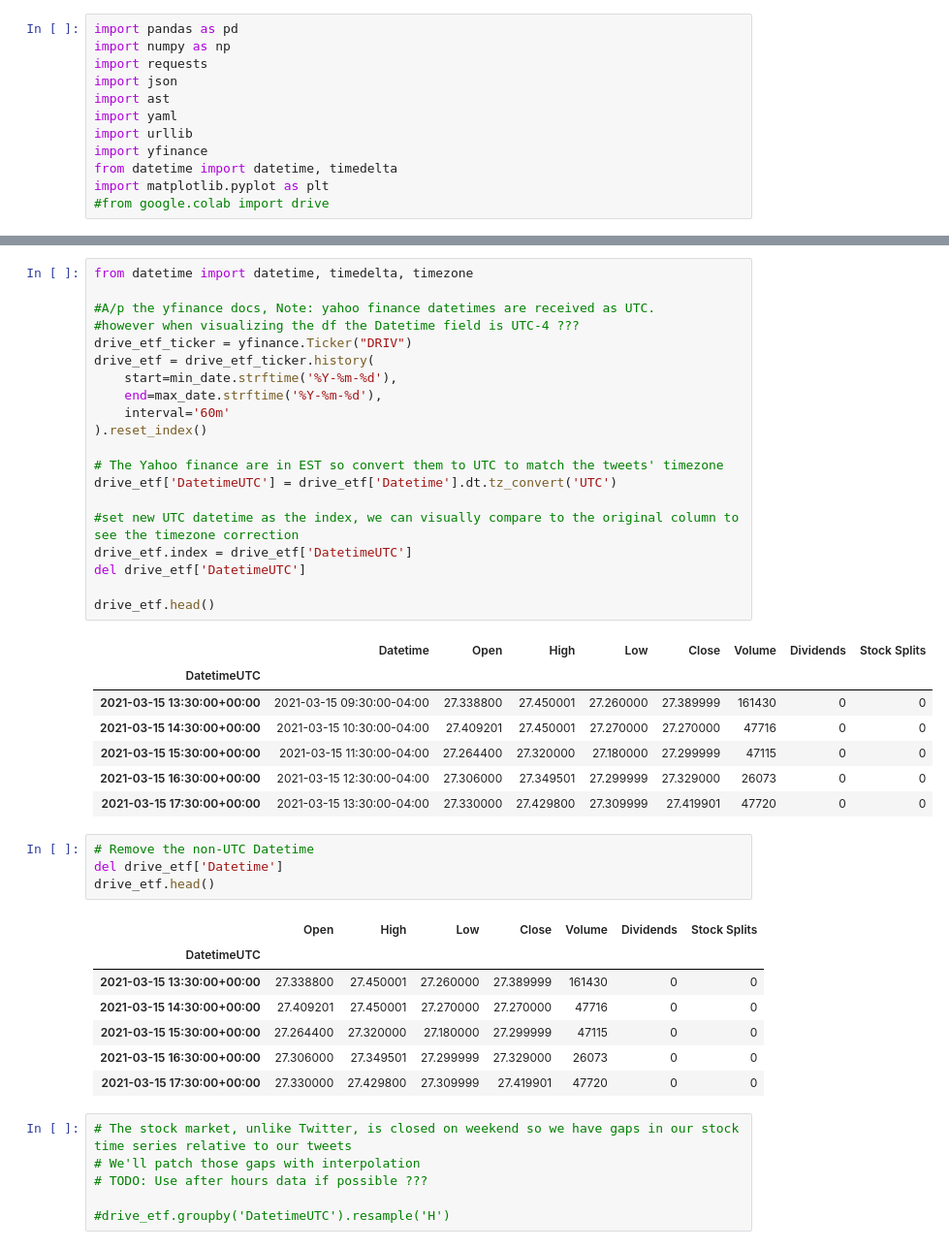
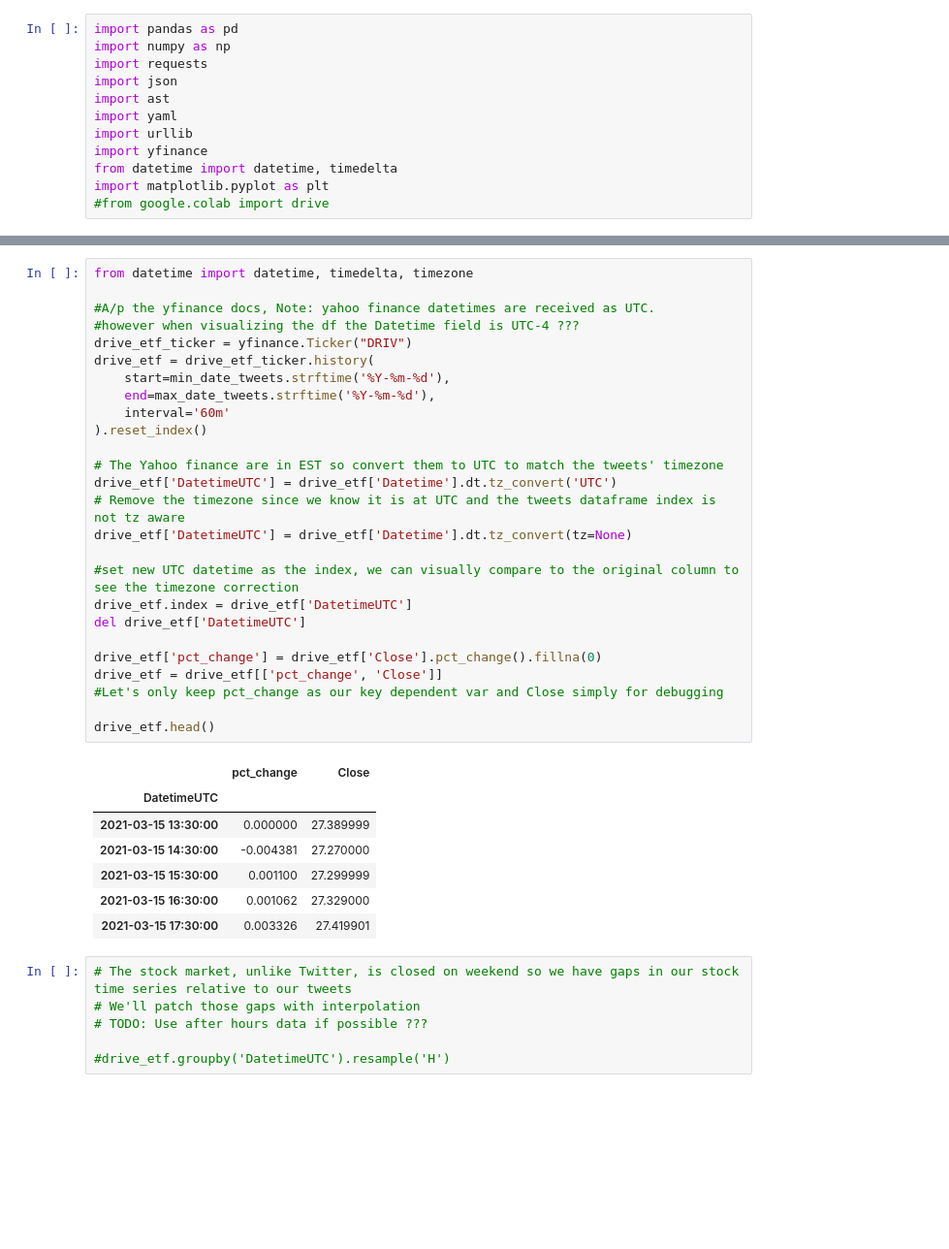
Before and after one commit to ml-group8/assignment, a Jupyter notebook: Stock_Price_Prediction_with_Sentiment_Analysis_Compare_Sentiment_and_Stock_Value.ipynb, the cells around one changed output, grey strips where cells are left out. Shown at 97% size. Saved outputs shown, nothing was run; the diff lists cells and outputs as text; blank space fills up the shorter version.

```diff
--- a/Stock_Price_Prediction_with_Sentiment_Analysis_Compare_Sentiment_and_Stock_Value.ipynb
+++ b/Stock_Price_Prediction_with_Sentiment_Analysis_Compare_Sentiment_and_Stock_Value.ipynb
@@ -56,43 +65,37 @@ print(max_date_tweets)
 # %%
 from datetime import datetime, timedelta, timezone
 
 #A/p the yfinance docs, Note: yahoo finance datetimes are received as UTC.
 #however when visualizing the df the Datetime field is UTC-4 ???
 drive_etf_ticker = yfinance.Ticker("DRIV")
 drive_etf = drive_etf_ticker.history(
-    start=min_date.strftime('%Y-%m-%d'),
-    end=max_date.strftime('%Y-%m-%d'),
+    start=min_date_tweets.strftime('%Y-%m-%d'),
+    end=max_date_tweets.strftime('%Y-%m-%d'),
     interval='60m'
 ).reset_index()
 
 # The Yahoo finance are in EST so convert them to UTC to match the tweets' timezone
 drive_etf['DatetimeUTC'] = drive_etf['Datetime'].dt.tz_convert('UTC')
+# Remove the timezone since we know it is at UTC and the tweets dataframe index is not tz aware
+drive_etf['DatetimeUTC'] = drive_etf['Datetime'].dt.tz_convert(tz=None)
 
 #set new UTC datetime as the index, we can visually compare to the original column to see the timezone correction
 drive_etf.index = drive_etf['DatetimeUTC']
 del drive_etf['DatetimeUTC']
 
+drive_etf['pct_change'] = drive_etf['Close'].pct_change().fillna(0)
+drive_etf = drive_etf[['pct_change', 'Close']]
+#Let's only keep pct_change as our key dependent var and Close simply for debugging
+
 drive_etf.head()
 # %% [output]
-|  | Datetime | Open | High | Low | Close | Volume | Dividends | Stock Splits |
-| DatetimeUTC |  |  |  |  |  |  |  |  |
-| 2021-03-15 13:30:00+00:00 | 2021-03-15 09:30:00-04:00 | 27.338800 | 27.450001 | 27.260000 | 27.389999 | 161430 | 0 | 0 |
-| 2021-03-15 14:30:00+00:00 | 2021-03-15 10:30:00-04:00 | 27.409201 | 27.450001 | 27.270000 | 27.270000 | 47716 | 0 | 0 |
-| 2021-03-15 15:30:00+00:00 | 2021-03-15 11:30:00-04:00 | 27.264400 | 27.320000 | 27.180000 | 27.299999 | 47115 | 0 | 0 |
-| 2021-03-15 16:30:00+00:00 | 2021-03-15 12:30:00-04:00 | 27.306000 | 27.349501 | 27.299999 | 27.329000 | 26073 | 0 | 0 |
-| 2021-03-15 17:30:00+00:00 | 2021-03-15 13:30:00-04:00 | 27.330000 | 27.429800 | 27.309999 | 27.419901 | 47720 | 0 | 0 |
+|  | pct_change | Close |
+| DatetimeUTC |  |  |
+| 2021-03-15 13:30:00 | 0.000000 | 27.389999 |
+| 2021-03-15 14:30:00 | -0.004381 | 27.270000 |
+| 2021-03-15 15:30:00 | 0.001100 | 27.299999 |
+| 2021-03-15 16:30:00 | 0.001062 | 27.329000 |
+| 2021-03-15 17:30:00 | 0.003326 | 27.419901 |
-# %%
-# Remove the non-UTC Datetime
-del drive_etf['Datetime']
-drive_etf.head()
-# %% [output]
-|  | Open | High | Low | Close | Volume | Dividends | Stock Splits |
-| DatetimeUTC |  |  |  |  |  |  |  |
-| 2021-03-15 13:30:00+00:00 | 27.338800 | 27.450001 | 27.260000 | 27.389999 | 161430 | 0 | 0 |
-| 2021-03-15 14:30:00+00:00 | 27.409201 | 27.450001 | 27.270000 | 27.270000 | 47716 | 0 | 0 |
-| 2021-03-15 15:30:00+00:00 | 27.264400 | 27.320000 | 27.180000 | 27.299999 | 47115 | 0 | 0 |
-| 2021-03-15 16:30:00+00:00 | 27.306000 | 27.349501 | 27.299999 | 27.329000 | 26073 | 0 | 0 |
-| 2021-03-15 17:30:00+00:00 | 27.330000 | 27.429800 | 27.309999 | 27.419901 | 47720 | 0 | 0 |
 # %%
 # The stock market, unlike Twitter, is closed on weekend so we have gaps in our stock time series relative to our tweets
 # We'll patch those gaps with interpolation
```
Also changed, not shown: parts of 14 cells of this notebook.
